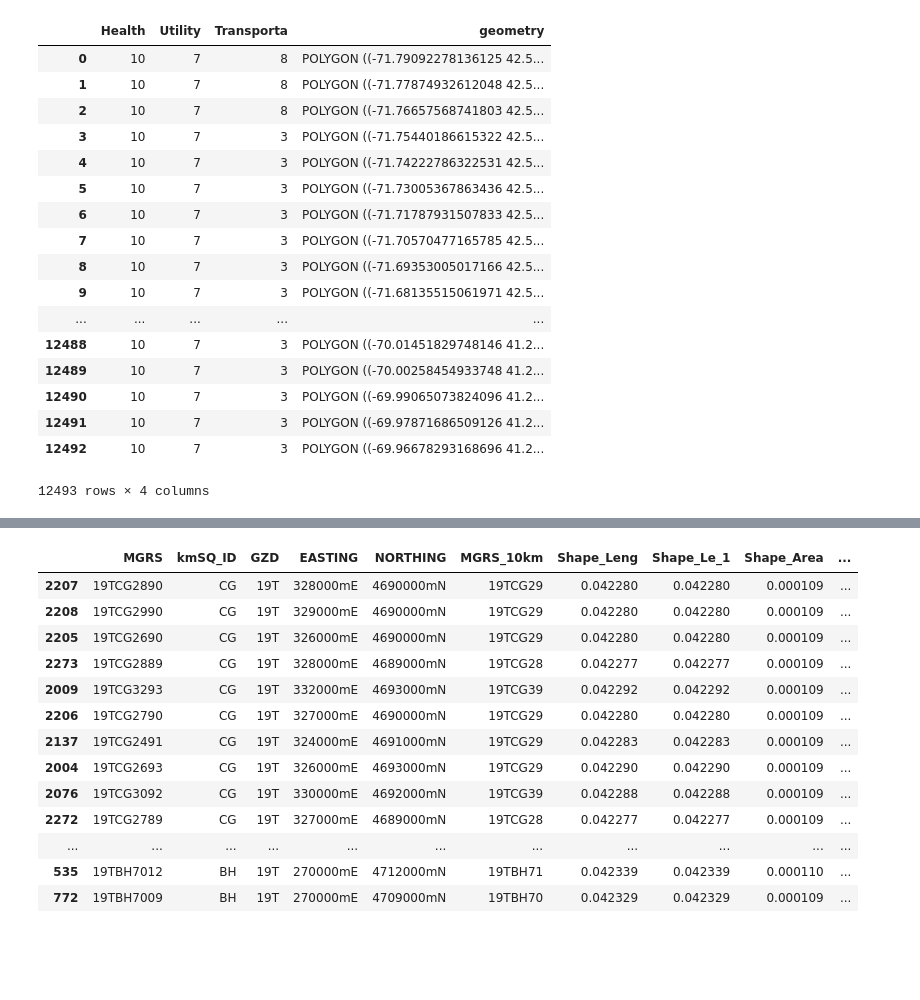
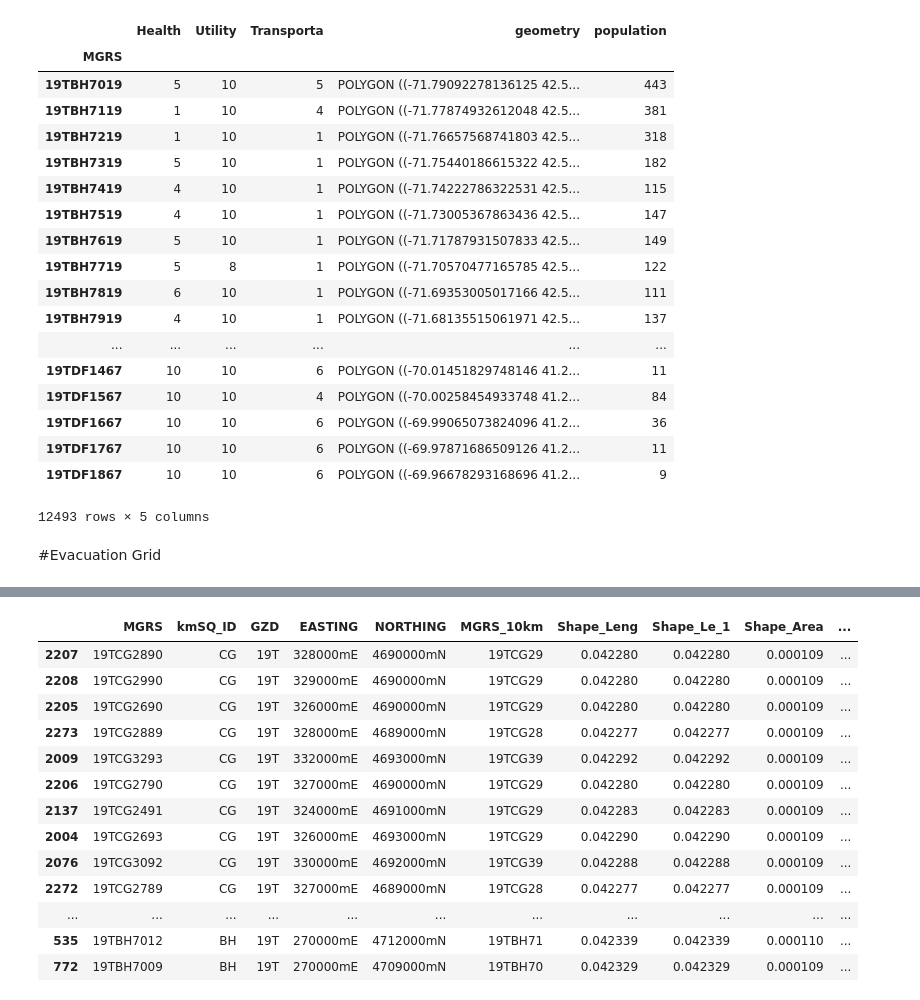
Before and after one commit to bwsi-hadr/2019-student-final-exercise, a Jupyter notebook: Planning_Hospital_Lee_Joseph_Final_exercise_grid.ipynb, the cells around one changed output, grey strips where cells are left out. Drawn from its saved outputs; the diff is of its cells as text; code cells hidden in the pictures; blank space fills up the shorter version.

```diff
--- a/Planning_Hospital_Lee_Joseph_Final_exercise_grid.ipynb
+++ b/Planning_Hospital_Lee_Joseph_Final_exercise_grid.ipynb
@@ -75,0 +79,2 @@ cd ..
+# %%
+base_grid = gpd.read_file('game_grid_export/game_grid_all_stats.shp')
@@ -76,24 +103,31 @@ cd ..
 # %%
-game_grid = gpd.read_file('curr_grid.shp')
-game_grid
+game_grid = gpd.read_file('game2/response_turn_2/curr_grid.shp')
 # Transporta(tation) tells you
-# %% [output]
-|  | Health | Utility | Transporta | geometry |
-| 0 | 10 | 7 | 8 | POLYGON ((-71.79092278136125 42.5... |
-| 1 | 10 | 7 | 8 | POLYGON ((-71.77874932612048 42.5... |
-| 2 | 10 | 7 | 8 | POLYGON ((-71.76657568741803 42.5... |
-| 3 | 10 | 7 | 3 | POLYGON ((-71.75440186615322 42.5... |
-| 4 | 10 | 7 | 3 | POLYGON ((-71.74222786322531 42.5... |
-| 5 | 10 | 7 | 3 | POLYGON ((-71.73005367863436 42.5... |
-| 6 | 10 | 7 | 3 | POLYGON ((-71.71787931507833 42.5... |
-| 7 | 10 | 7 | 3 | POLYGON ((-71.70570477165785 42.5... |
-| 8 | 10 | 7 | 3 | POLYGON ((-71.69353005017166 42.5... |
-| 9 | 10 | 7 | 3 | POLYGON ((-71.68135515061971 42.5... |
-| ... | ... | ... | ... | ... |
-| 12488 | 10 | 7 | 3 | POLYGON ((-70.01451829748146 41.2... |
-| 12489 | 10 | 7 | 3 | POLYGON ((-70.00258454933748 41.2... |
-| 12490 | 10 | 7 | 3 | POLYGON ((-69.99065073824096 41.2... |
-| 12491 | 10 | 7 | 3 | POLYGON ((-69.97871686509126 41.2... |
-| 12492 | 10 | 7 | 3 | POLYGON ((-69.96678293168696 41.2... |
-12493 rows × 4 columns
+# %%
+game_grid['MGRS'] = base_grid['MGRS']
+game_grid['population'] = base_grid['population']
+game_grid.set_index('MGRS', inplace = True)
+game_grid
+# %% [output]
+|  | Health | Utility | Transporta | geometry | population |
+| MGRS |  |  |  |  |  |
+| 19TBH7019 | 5 | 10 | 5 | POLYGON ((-71.79092278136125 42.5... | 443 |
+| 19TBH7119 | 1 | 10 | 4 | POLYGON ((-71.77874932612048 42.5... | 381 |
+| 19TBH7219 | 1 | 10 | 1 | POLYGON ((-71.76657568741803 42.5... | 318 |
+| 19TBH7319 | 5 | 10 | 1 | POLYGON ((-71.75440186615322 42.5... | 182 |
+| 19TBH7419 | 4 | 10 | 1 | POLYGON ((-71.74222786322531 42.5... | 115 |
+| 19TBH7519 | 4 | 10 | 1 | POLYGON ((-71.73005367863436 42.5... | 147 |
+| 19TBH7619 | 5 | 10 | 1 | POLYGON ((-71.71787931507833 42.5... | 149 |
+| 19TBH7719 | 5 | 8 | 1 | POLYGON ((-71.70570477165785 42.5... | 122 |
+| 19TBH7819 | 6 | 10 | 1 | POLYGON ((-71.69353005017166 42.5... | 111 |
+| 19TBH7919 | 4 | 10 | 1 | POLYGON ((-71.68135515061971 42.5... | 137 |
+| ... | ... | ... | ... | ... | ... |
+| 19TDF1467 | 10 | 10 | 6 | POLYGON ((-70.01451829748146 41.2... | 11 |
+| 19TDF1567 | 10 | 10 | 4 | POLYGON ((-70.00258454933748 41.2... | 84 |
+| 19TDF1667 | 10 | 10 | 6 | POLYGON ((-69.99065073824096 41.2... | 36 |
+| 19TDF1767 | 10 | 10 | 6 | POLYGON ((-69.97871686509126 41.2... | 11 |
+| 19TDF1867 | 10 | 10 | 6 | POLYGON ((-69.96678293168696 41.2... | 9 |
+12493 rows × 5 columns
+# %% [markdown]
+#Evacuation Grid
 # %%
```
Also changed, not shown: parts of 14 cells of this notebook.
